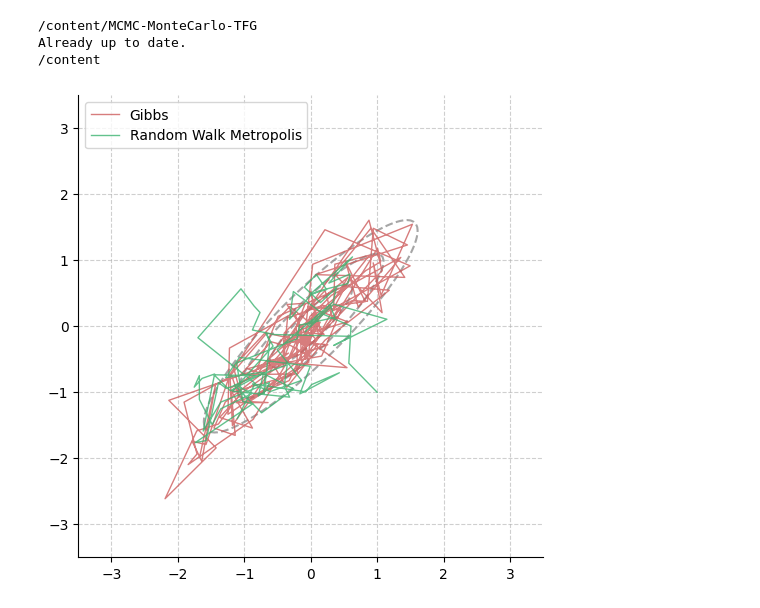
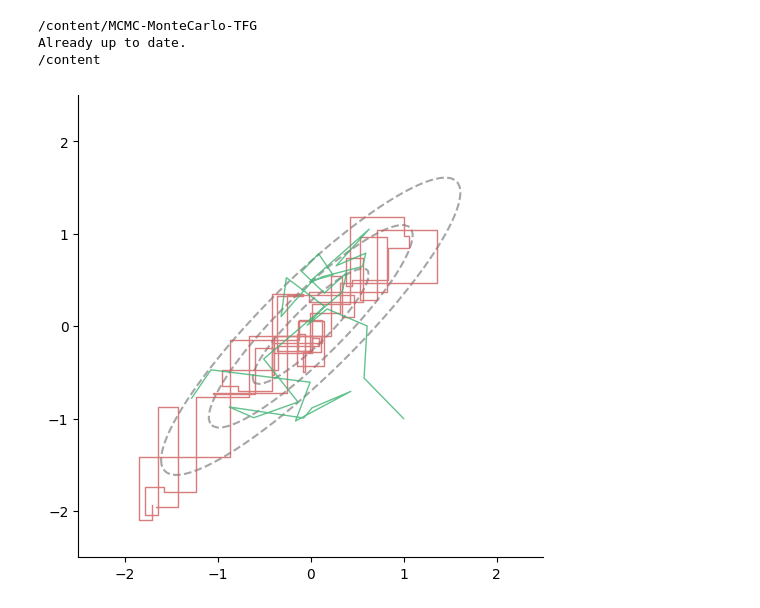
Before and after one commit to mateoveega/MCMC-MonteCarlo-TFG, a Jupyter notebook: cap2/lim_gibbs.ipynb, the cells around one changed output. Saved outputs shown, nothing was run; the diff lists cells and outputs as text; code cells hidden in the pictures.

```diff
--- a/cap2/lim_gibbs.ipynb
+++ b/cap2/lim_gibbs.ipynb
@@ -36,47 +36,58 @@ Already up to date.
 /content
 # %%
 media = np.array([0.0, 0.0])
-matriz_covarianza = np.array([[1.0, 0.9], [0.9, 1.0]])
+matriz_covarianza = np.array([[1.0, 0.9],
+                              [0.9, 1.0]])
 
-numero_muestras = 150
+numero_muestras = 50
 inicio_gibbs = [-2.0, -2.0]
 inicio_rwm = [1.0, -1.0]
 sigma_propuesta = 0.5
 semilla_fija = 42
 
 funcion_objetivo = lambda x: target_pdf_lim_gibbs(x, media, matriz_covarianza)
 
 cadena_gibbs = gibbs(media, matriz_covarianza, numero_muestras, inicio_gibbs, semilla_fija)
 cadena_rwm, tasa_aceptacion = random_walk_metropolis(funcion_objetivo, numero_muestras, inicio_rwm, sigma_propuesta, semilla_fija)
+
+trayectoria_ortogonal = []
+trayectoria_ortogonal.append(cadena_gibbs[0])
+for i in range(1, len(cadena_gibbs)):
+    punto_previo = cadena_gibbs[i-1]
+    punto_actual = cadena_gibbs[i]
+
+    paso_intermedio = np.array([punto_actual[0], punto_previo[1]])
+
+    trayectoria_ortogonal.append(paso_intermedio)
+    trayectoria_ortogonal.append(punto_actual)
+
+trayectoria_ortogonal = np.array(trayectoria_ortogonal)
 
 figura, ejes = plt.subplots(figsize=(6, 6))
 
 eje_x, eje_y = np.mgrid[-3.5:3.5:.05, -3.5:3.5:.05]
 posiciones = np.dstack((eje_x, eje_y))
 
 matriz_densidad = np.zeros((eje_x.shape[0], eje_x.shape[1]))
 for i in range(eje_x.shape[0]):
     for j in range(eje_x.shape[1]):
         matriz_densidad[i, j] = target_pdf_lim_gibbs(posiciones[i, j], media, matriz_covarianza)
 
 ejes.contour(eje_x, eje_y, matriz_densidad, levels=3, colors='gray', linestyles='dashed', alpha=0.7)
 
-ejes.plot(cadena_gibbs[:, 0], cadena_gibbs[:, 1], color='indianred', lw=1, alpha=0.8, label='Gibbs')
+ejes.plot(trayectoria_ortogonal[:, 0], trayectoria_ortogonal[:, 1], color='indianred', lw=1, alpha=0.8, label='Gibbs')
 ejes.plot(cadena_rwm[:, 0], cadena_rwm[:, 1], color='mediumseagreen', lw=1, alpha=0.8, label='Random Walk Metropolis')
 
-ejes.set_xlim(-3.5, 3.5)
-ejes.set_ylim(-3.5, 3.5)
+ejes.set_xlim(-2.5, 2.5)
+ejes.set_ylim(-2.5, 2.5)
 
 ejes.spines['top'].set_visible(False)
 ejes.spines['right'].set_visible(False)
 
-ejes.grid(True, linestyle='--', alpha=0.6)
-ejes.legend(loc='upper left', frameon=True)
-
 plt.savefig("GIBBS.pdf")
 plt.show()
 # %% [output]
-[figure, old version]
+[figure, new version]
 # %%
 files.download("GIBBS.pdf")
 # %% [output]
```
